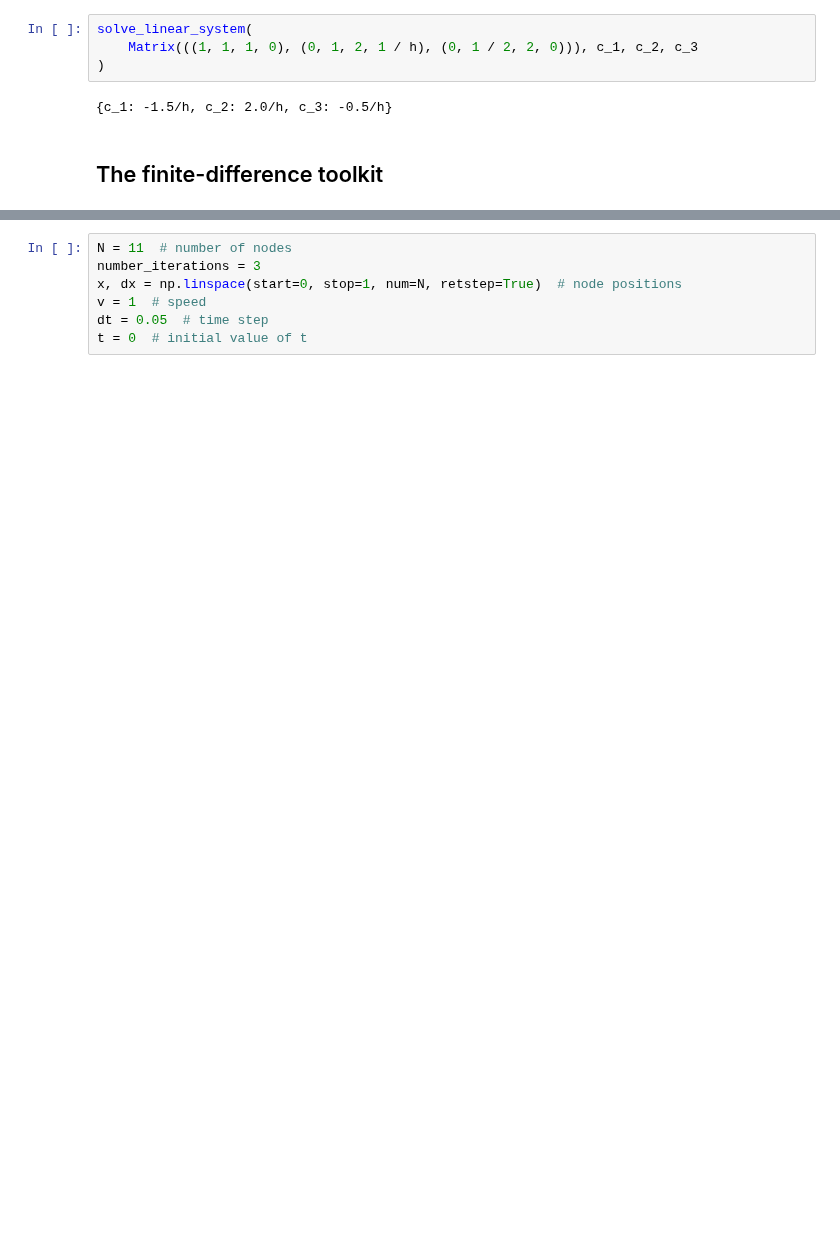
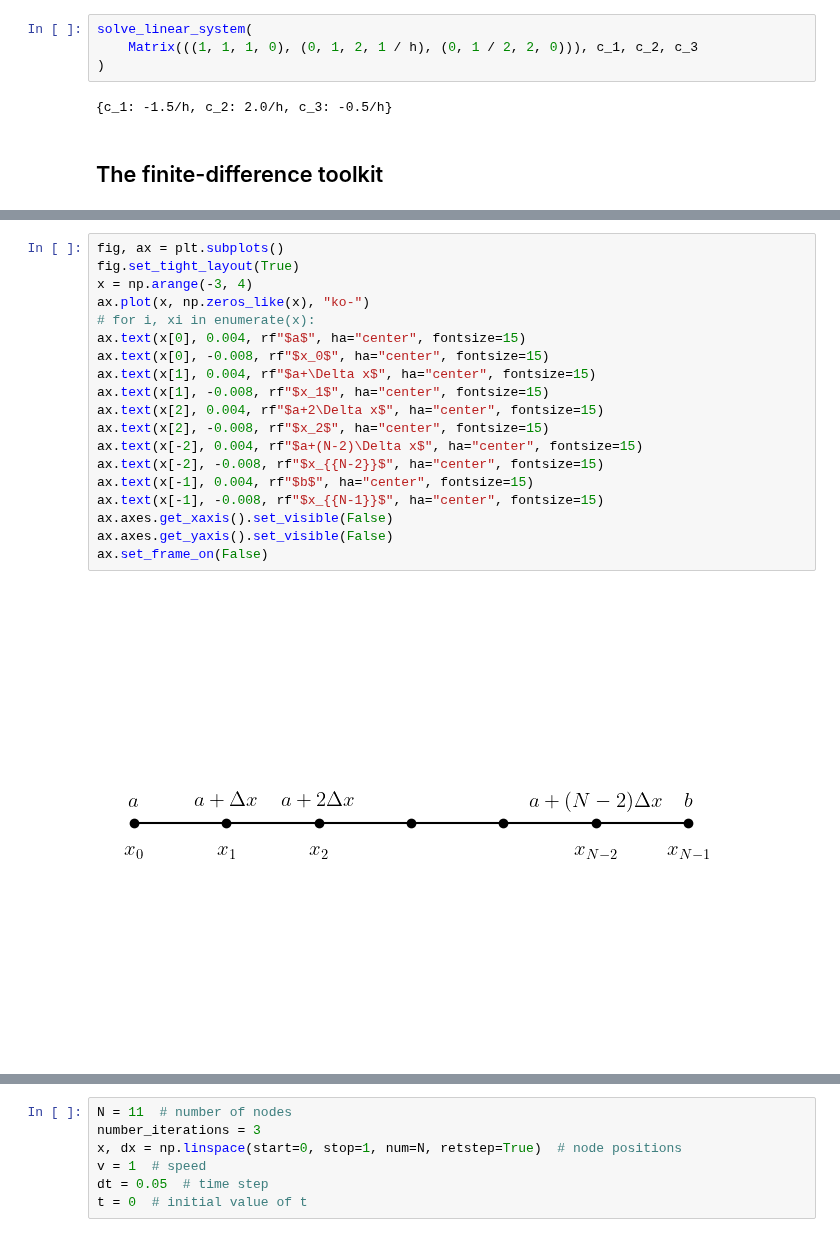
Before and after one commit to cpp-review-dune/python-pde, a Jupyter notebook: pde-book/notes-fda.ipynb, the cells around one changed output, grey strips where cells are left out. Cells and saved outputs as stored; diff of their text form; blank space fills up the shorter version.

```diff
--- a/pde-book/notes-fda.ipynb
+++ b/pde-book/notes-fda.ipynb
@@ -522,0 +575,21 @@ $$
+# %%
+fig, ax = plt.subplots()
+fig.set_tight_layout(True)
+x = np.arange(-3, 4)
+ax.plot(x, np.zeros_like(x), "ko-")
+# for i, xi in enumerate(x):
+ax.text(x[0], 0.004, rf"$a$", ha="center", fontsize=15)
+ax.text(x[0], -0.008, rf"$x_0$", ha="center", fontsize=15)
+ax.text(x[1], 0.004, rf"$a+\Delta x$", ha="center", fontsize=15)
+ax.text(x[1], -0.008, rf"$x_1$", ha="center", fontsize=15)
+ax.text(x[2], 0.004, rf"$a+2\Delta x$", ha="center", fontsize=15)
+ax.text(x[2], -0.008, rf"$x_2$", ha="center", fontsize=15)
+ax.text(x[-2], 0.004, rf"$a+(N-2)\Delta x$", ha="center", fontsize=15)
+ax.text(x[-2], -0.008, rf"$x_{{N-2}}$", ha="center", fontsize=15)
+ax.text(x[-1], 0.004, rf"$b$", ha="center", fontsize=15)
+ax.text(x[-1], -0.008, rf"$x_{{N-1}}$", ha="center", fontsize=15)
+ax.axes.get_xaxis().set_visible(False)
+ax.axes.get_yaxis().set_visible(False)
+ax.set_frame_on(False)
+# %% [output]
+[figure, added]
```
Also changed, not shown: parts of 39 cells of this notebook.
